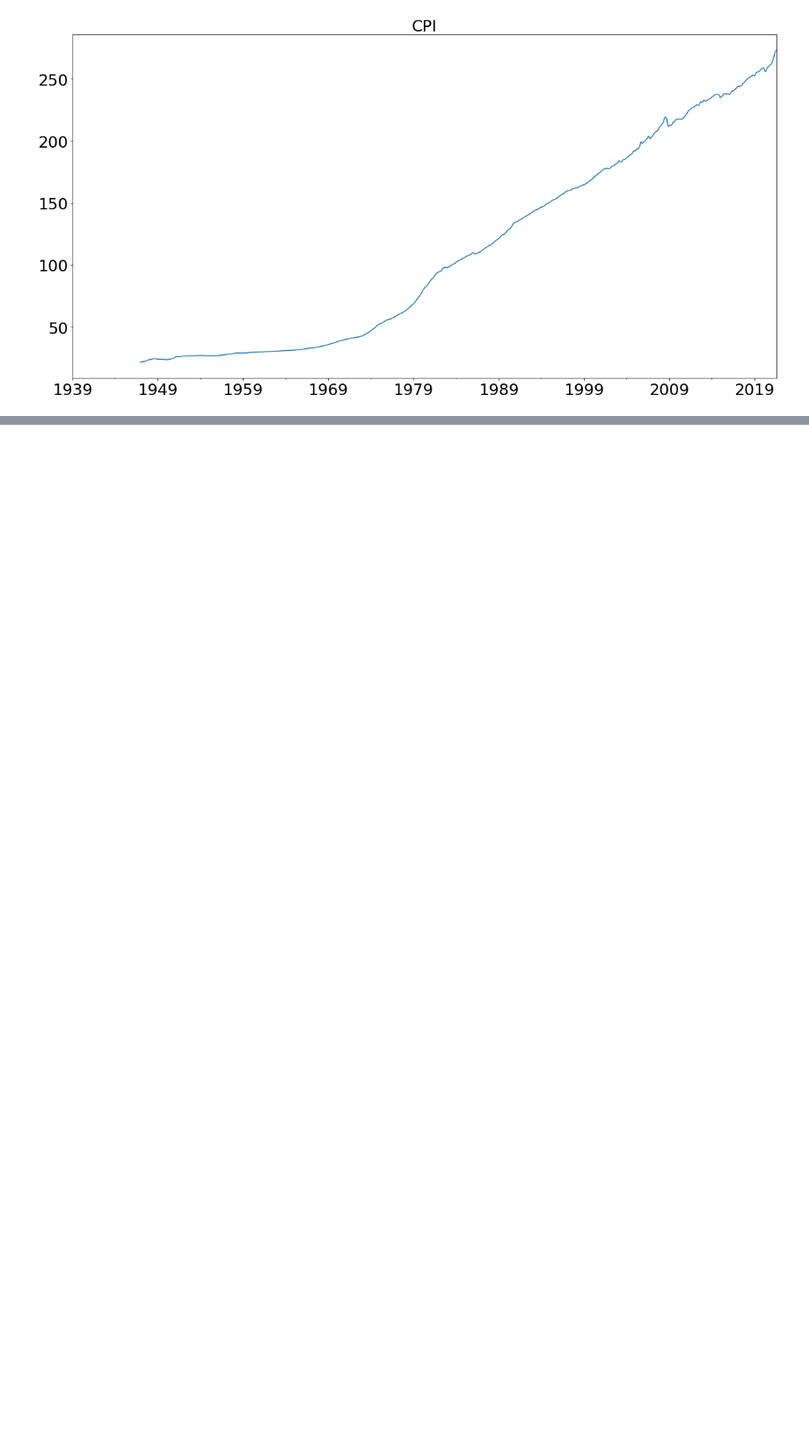
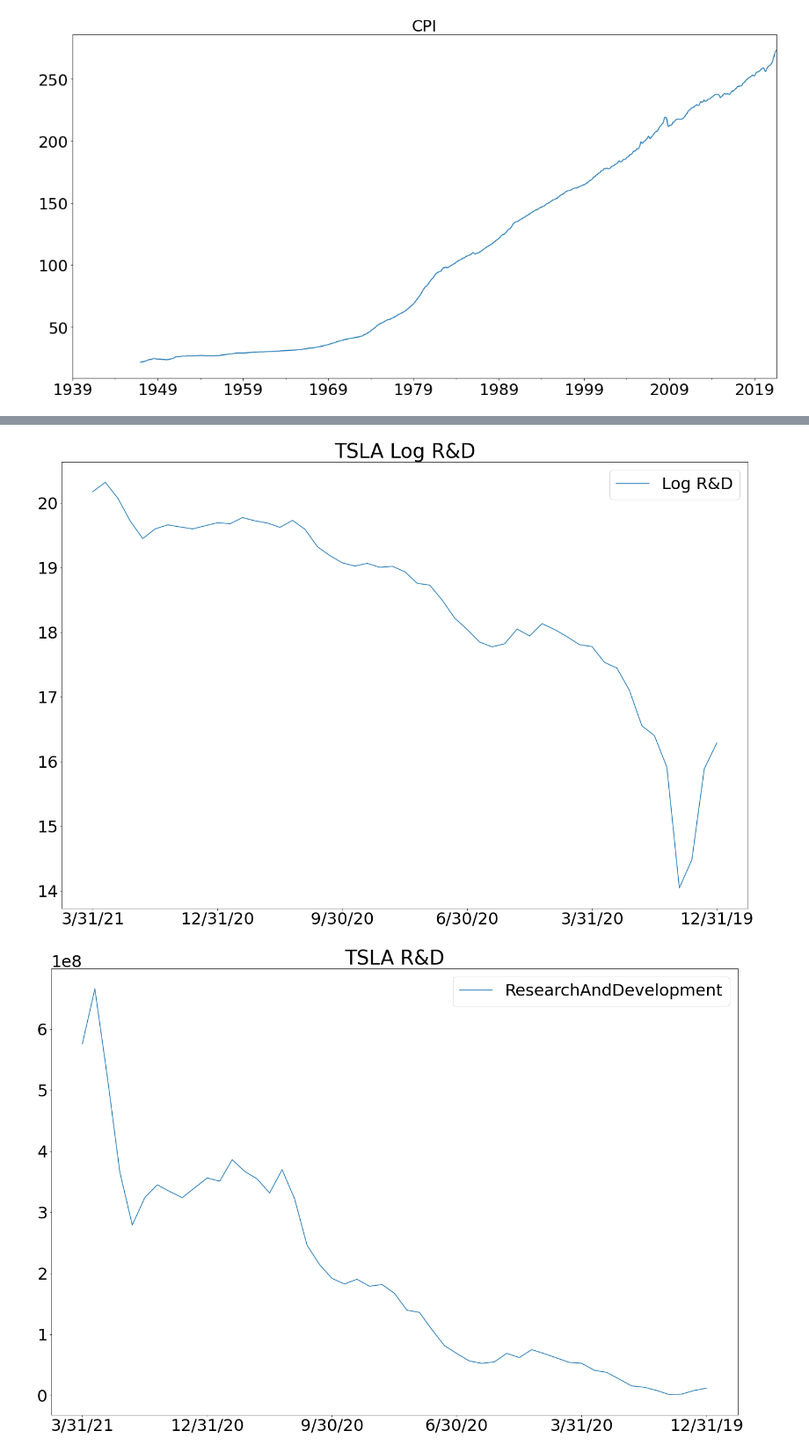
Before and after one commit to jacobradke/jacobradke, a Jupyter notebook: Project/Project Proposal.ipynb, the cells around one changed output, grey strips where cells are left out. Shown at 88% size. Drawn from its saved outputs; the diff is of its cells as text; code cells hidden in the pictures; blank space fills up the shorter version.

```diff
--- a/Project/Project Proposal.ipynb
+++ b/Project/Project Proposal.ipynb
@@ -115,0 +158,23 @@ I will need to pull financial data because the major valuators of the stock mark
+# %%
+plt.rcParams.update({"font.size": 32})
+fig, ax = plt.subplots(figsize = (24,16))
+tsla_inc_stat["Log R&D"].plot.line(ax = ax, legend = True)
+
+x_vals = ax.get_xticks()
+ax.set_xticklabels(tsla_inc_stat["Date"])
+
+plt.title("TSLA Log R&D")
+
+plt.rcParams.update({"font.size": 32})
+fig, ax = plt.subplots(figsize = (24,16))
+tsla_inc_stat["ResearchAndDevelopment"].plot.line(ax = ax, legend = True)
+
+x_vals = ax.get_xticks()
+ax.set_xticklabels(tsla_inc_stat["Date"])
+
+plt.title("TSLA R&D")
+plt.show()
+plt.close();
+# %% [output]
+[figure, added]
+[figure, added]
```
Also changed, not shown: parts of 9 cells of this notebook, 5 other files.
